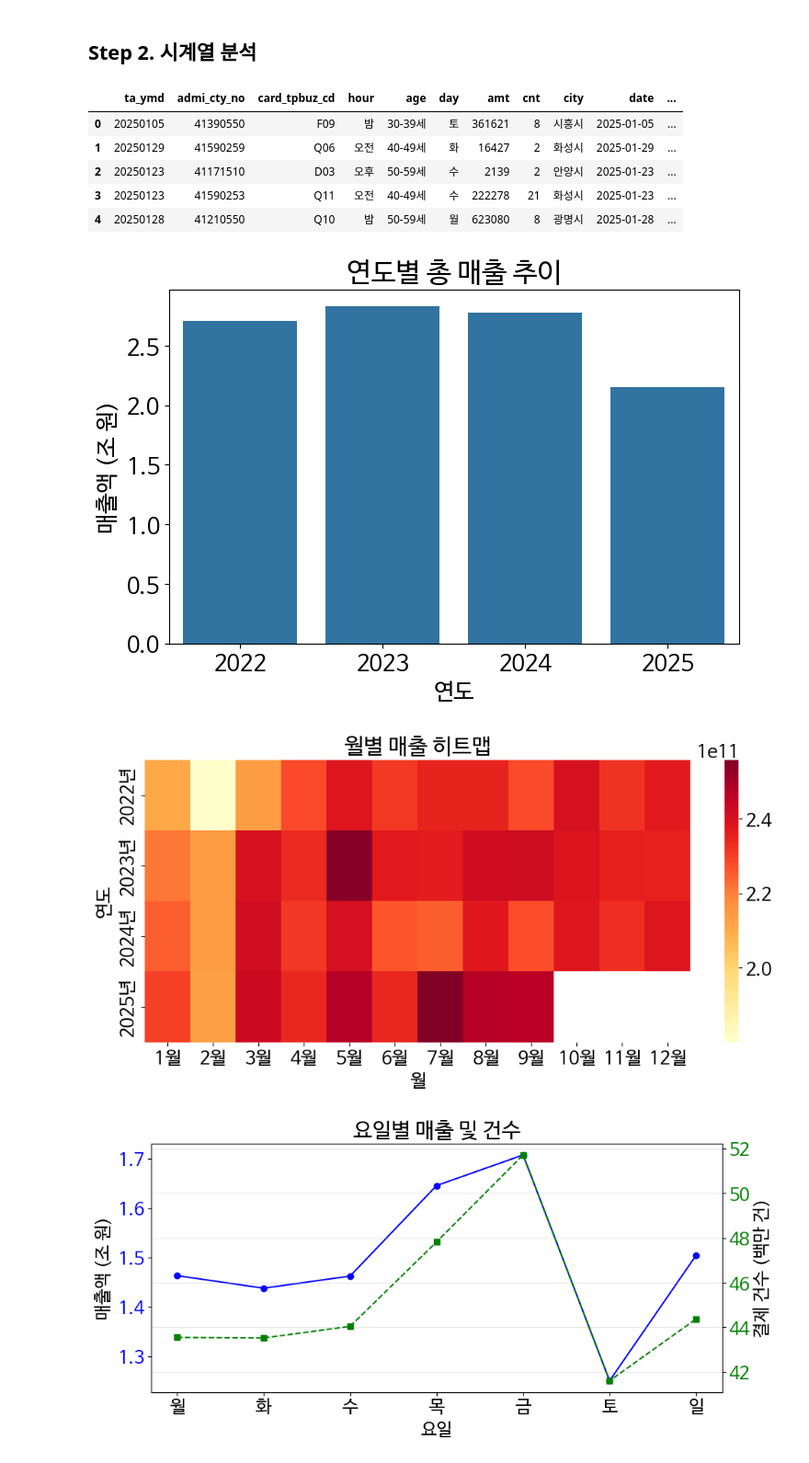
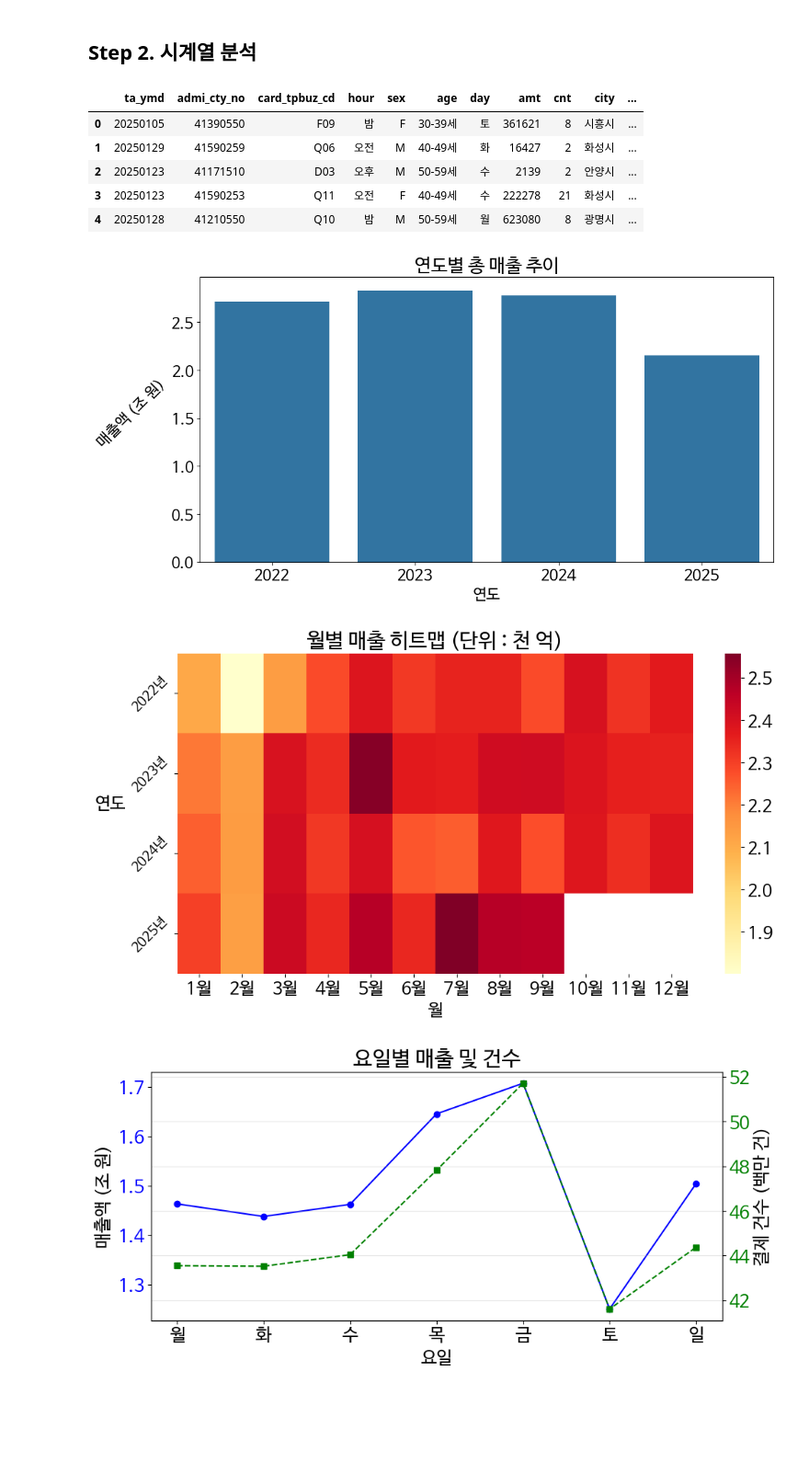
Before and after one commit to davidots429/GyeonggiCard2025, a Jupyter notebook: 03_Exploratory_Data_Analysis.ipynb, the cells around one changed output. Shown at 92% size. Cells and saved outputs as stored; diff of their text form; code cells hidden in the pictures; blank space fills up the shorter version.

Commit message:
update:Visual improvements

```diff
--- a/03_Exploratory_Data_Analysis.ipynb
+++ b/03_Exploratory_Data_Analysis.ipynb
@@ -48,6 +48,7 @@ dtypes = {
     'admi_cty_no': 'int64',
     'card_tpbuz_cd': 'category',
     'age': 'int8',
+    'sex': 'category',
     'ta_ymd': 'int64',
     'amt': 'int32',
     'cnt': 'int16',
@@ -122,37 +123,40 @@ df = pd.concat(dfs, ignore_index=True)
 # %%
 df.head()
 # %% [output]
-|  | ta_ymd | admi_cty_no | card_tpbuz_cd | hour | age | day | amt | cnt | city | date | ... |
-| 0 | 20250105 | 41390550 | F09 | 밤 | 30-39세 | 토 | 361621 | 8 | 시흥시 | 2025-01-05 | ... |
-| 1 | 20250129 | 41590259 | Q06 | 오전 | 40-49세 | 화 | 16427 | 2 | 화성시 | 2025-01-29 | ... |
-| 2 | 20250123 | 41171510 | D03 | 오후 | 50-59세 | 수 | 2139 | 2 | 안양시 | 2025-01-23 | ... |
-| 3 | 20250123 | 41590253 | Q11 | 오전 | 40-49세 | 수 | 222278 | 21 | 화성시 | 2025-01-23 | ... |
-| 4 | 20250128 | 41210550 | Q10 | 밤 | 50-59세 | 월 | 623080 | 8 | 광명시 | 2025-01-28 | ... |
+|  | ta_ymd | admi_cty_no | card_tpbuz_cd | hour | sex | age | day | amt | cnt | city | ... |
+| 0 | 20250105 | 41390550 | F09 | 밤 | F | 30-39세 | 토 | 361621 | 8 | 시흥시 | ... |
+| 1 | 20250129 | 41590259 | Q06 | 오전 | M | 40-49세 | 화 | 16427 | 2 | 화성시 | ... |
+| 2 | 20250123 | 41171510 | D03 | 오후 | M | 50-59세 | 수 | 2139 | 2 | 안양시 | ... |
+| 3 | 20250123 | 41590253 | Q11 | 오전 | F | 40-49세 | 수 | 222278 | 21 | 화성시 | ... |
+| 4 | 20250128 | 41210550 | Q10 | 밤 | M | 50-59세 | 월 | 623080 | 8 | 광명시 | ... |
 # %%
 # [시각화 1] 연도별 매출 추이
 yearly = df.groupby('year')['amt'].sum().reset_index()
 
 yearly['amt_tril'] = yearly['amt'] / 1e12
 
-plt.figure(figsize=(8, 5))
+plt.figure(figsize=(12, 6))
 sns.barplot(data=yearly, x='year', y='amt_tril')
 plt.title('연도별 총 매출 추이')
 plt.xlabel('연도')
-plt.ylabel('매출액 (조 원)')
+plt.ylabel('매출액 (조 원)', rotation=45, labelpad=40)
 plt.show()
 # %% [output]
-[figure, old version]
+[figure, new version]
 # %%
 # [시각화 2] 월별 계절성 (히트맵)
-pivot = df.groupby(['year', 'month'])['amt'].sum().reset_index().pivot(index='year', columns='month', values='amt')
-plt.figure(figsize=(12, 5))
+seasonal = df.groupby(['year', 'month'])['amt'].sum().reset_index()
+seasonal['amt_100bil'] = seasonal['amt'] / 1e11
+pivot = seasonal.pivot(index='year', columns='month', values='amt_100bil')
+plt.figure(figsize=(12, 6))
 sns.heatmap(pivot, cmap='YlOrRd', xticklabels=[f'{m}월' for m in pivot.columns], yticklabels=[f'{y}년' for y in pivot.index])
-plt.title('월별 매출 히트맵')
+plt.title('월별 매출 히트맵 (단위 : 천 억)')
 plt.xlabel('월')
-plt.ylabel('연도')
+plt.ylabel('연도', rotation=0, labelpad=20)
+plt.yticks(fontsize=14, rotation=45, ha='right')
 plt.show()
 # %% [output]
-[figure, old version]
+[figure, new version]
 # %%
 # [시각화 3] 요일별 패턴
 daily = df.groupby('day')[['amt', 'cnt']].sum()
```
Also changed, not shown: parts of 16 cells of this notebook.
